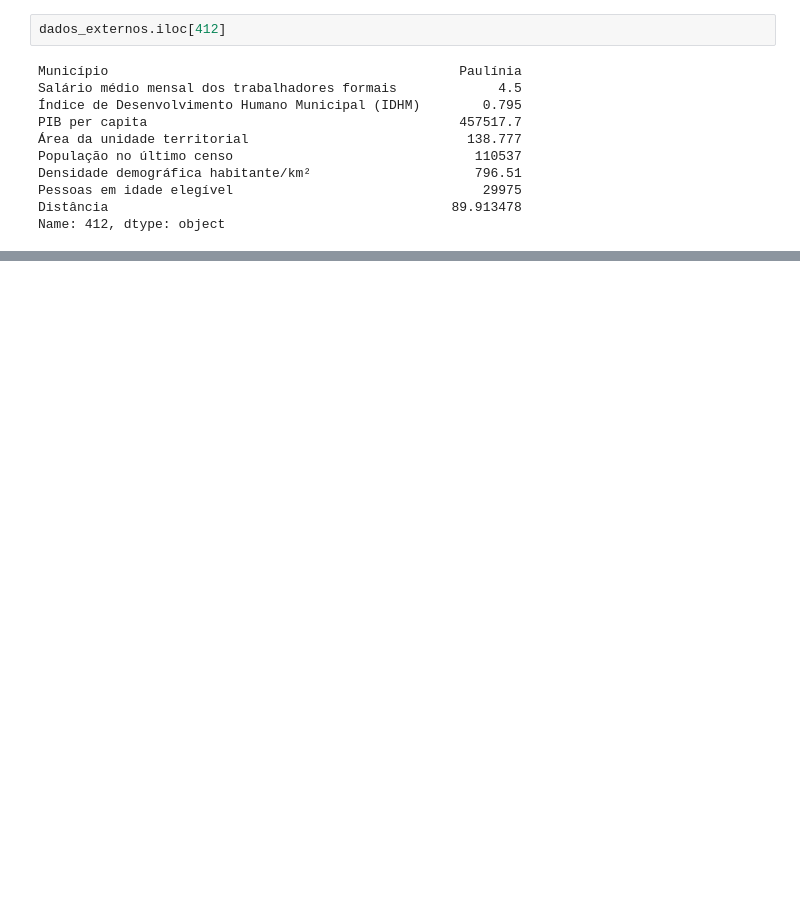
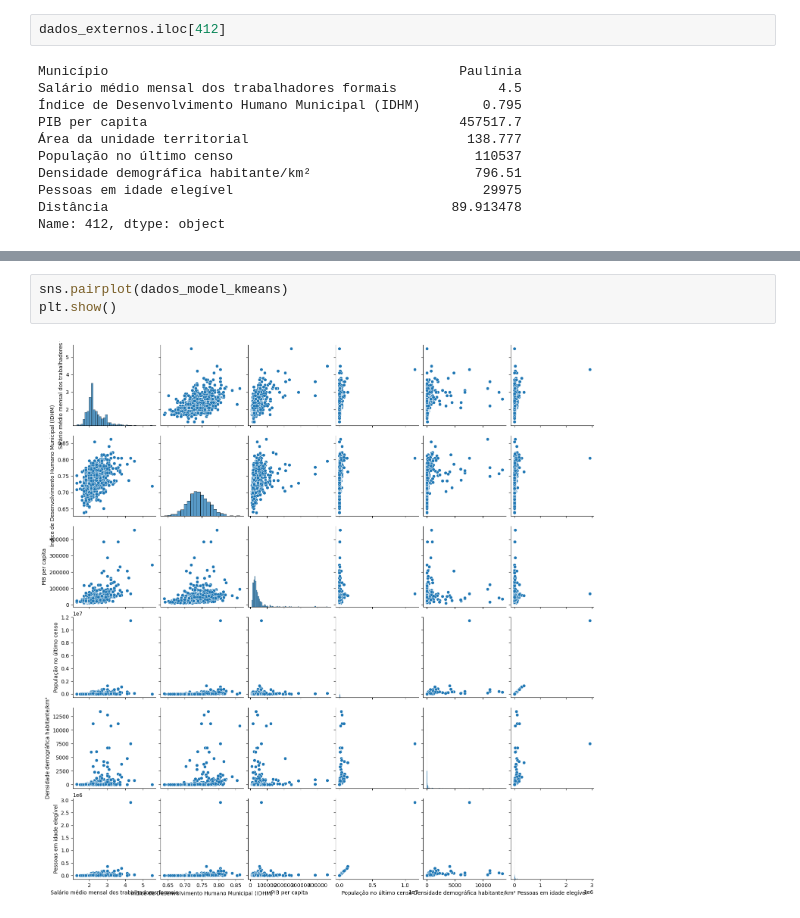
Before and after one commit to kfpetruz/Projeto-Expansao-ONG-Passos-Magicos, a Jupyter notebook: model_expansao.ipynb, the cells around one changed output, grey strips where cells are left out. Cells and saved outputs as stored; diff of their text form; blank space fills up the shorter version.

```diff
--- a/model_expansao.ipynb
+++ b/model_expansao.ipynb
@@ -336,0 +397,5 @@ Name: 412, dtype: object
+# %%
+sns.pairplot(dados_model_kmeans)
+plt.show()
+# %% [output]
+[figure, added]
```
Also changed, not shown: parts of 14 cells of this notebook.
